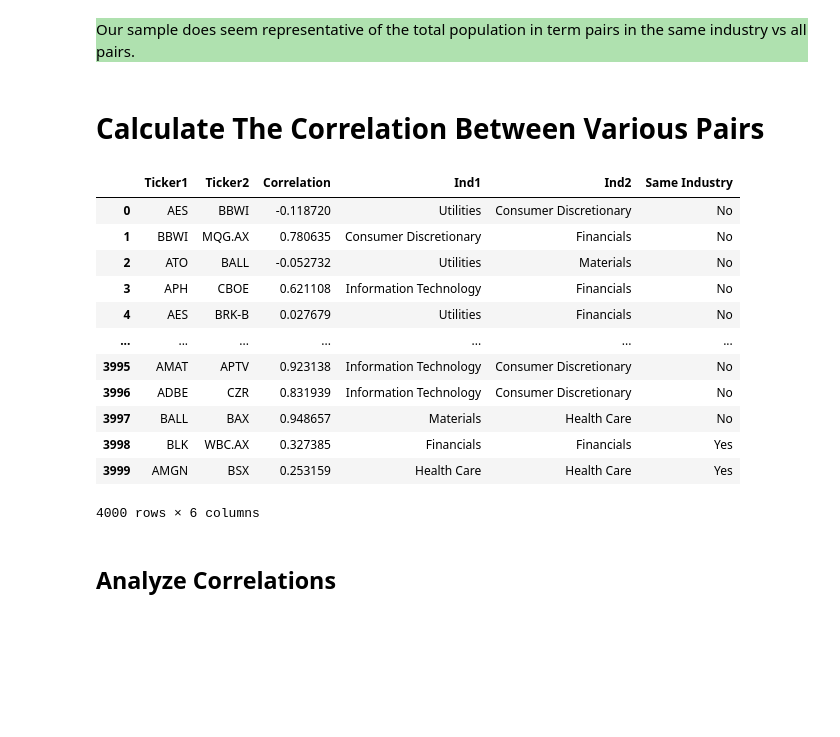
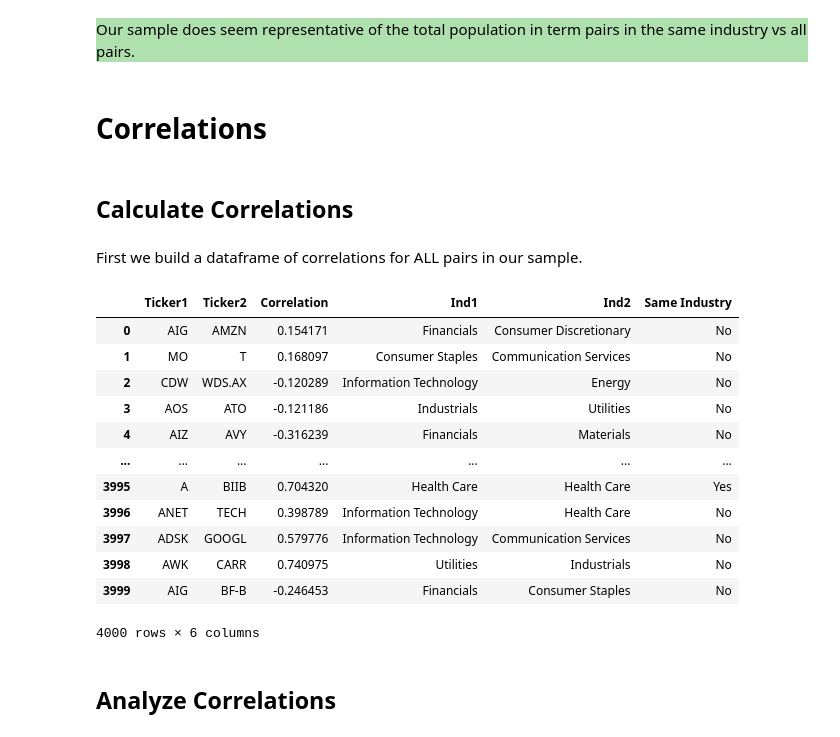
Before and after one commit to raymcg/ZZEN9021, a Jupyter notebook: Final Project.ipynb, the cells around one changed output. Drawn from its saved outputs; the diff is of its cells as text; code cells hidden in the pictures; blank space fills up the shorter version.

```diff
--- a/Final Project.ipynb
+++ b/Final Project.ipynb
@@ -686,36 +696,42 @@ df
 Our sample does seem representative of the total population in term pairs in the same industry vs all pairs.
 </p>
 # %% [markdown]
-# Calculate The Correlation Between Various Pairs
+<a id="Correlations"></a>
+# Correlations
+# %% [markdown]
+## Calculate Correlations
+# %% [markdown]
+First we build a dataframe of correlations for ALL pairs in our sample.
 # %%
 corr_array = []
+
+# Iterate through all the pairs in our sample
 for i in range(len(random_pairs_df)):
 
-    #ratio = stock_prices_df[pair[0]]/ stock_prices_df[pair[1]]
+    # Calculate the correlation for each pair
     corr = stock_prices_df[random_pairs[i][0]].corr(stock_prices_df[random_pairs[i][1]])
-
+    # Append the result
     corr_array.append([random_pairs[i][0], random_pairs[i][1], corr])
 
     i += 1
-
+# Create a DataFrame from the correlation array
 corr_df = pd.DataFrame(data=corr_array, columns=['Ticker1', 'Ticker2', 'Correlation'])
-corr_df = pd.merge(corr_df, random_pairs_df, how='inner',
-                  left_on = ['Ticker1', 'Ticker2'], right_on = ['Ticker1', 'Ticker2'])
-
+# Merge with the random_pairs dataframe to add the descriptive colums
+corr_df = pd.merge(corr_df, random_pairs_df, how='inner', left_on = ['Ticker1', 'Ticker2'], right_on = ['Ticker1', 'Ticker2'])
 corr_df
 # %% [output]
 |  | Ticker1 | Ticker2 | Correlation | Ind1 | Ind2 | Same Industry |
-| 0 | AES | BBWI | -0.118720 | Utilities | Consumer Discretionary | No |
-| 1 | BBWI | MQG.AX | 0.780635 | Consumer Discretionary | Financials | No |
-| 2 | ATO | BALL | -0.052732 | Utilities | Materials | No |
-| 3 | APH | CBOE | 0.621108 | Information Technology | Financials | No |
-| 4 | AES | BRK-B | 0.027679 | Utilities | Financials | No |
+| 0 | AIG | AMZN | 0.154171 | Financials | Consumer Discretionary | No |
+| 1 | MO | T | 0.168097 | Consumer Staples | Communication Services | No |
+| 2 | CDW | WDS.AX | -0.120289 | Information Technology | Energy | No |
+| 3 | AOS | ATO | -0.121186 | Industrials | Utilities | No |
+| 4 | AIZ | AVY | -0.316239 | Financials | Materials | No |
 | ... | ... | ... | ... | ... | ... | ... |
-| 3995 | AMAT | APTV | 0.923138 | Information Technology | Consumer Discretionary | No |
-| 3996 | ADBE | CZR | 0.831939 | Information Technology | Consumer Discretionary | No |
-| 3997 | BALL | BAX | 0.948657 | Materials | Health Care | No |
-| 3998 | BLK | WBC.AX | 0.327385 | Financials | Financials | Yes |
-| 3999 | AMGN | BSX | 0.253159 | Health Care | Health Care | Yes |
+| 3995 | A | BIIB | 0.704320 | Health Care | Health Care | Yes |
+| 3996 | ANET | TECH | 0.398789 | Information Technology | Health Care | No |
+| 3997 | ADSK | GOOGL | 0.579776 | Information Technology | Communication Services | No |
+| 3998 | AWK | CARR | 0.740975 | Utilities | Industrials | No |
+| 3999 | AIG | BF-B | -0.246453 | Financials | Consumer Staples | No |
 4000 rows × 6 columns
 # %% [markdown]
 ## Analyze Correlations
```
Also changed, not shown: parts of 48 cells of this notebook.
